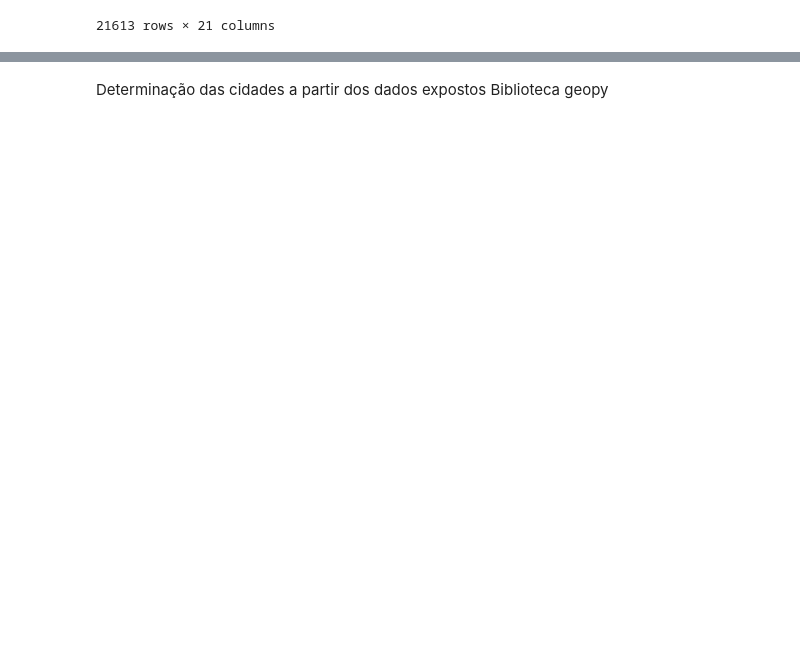
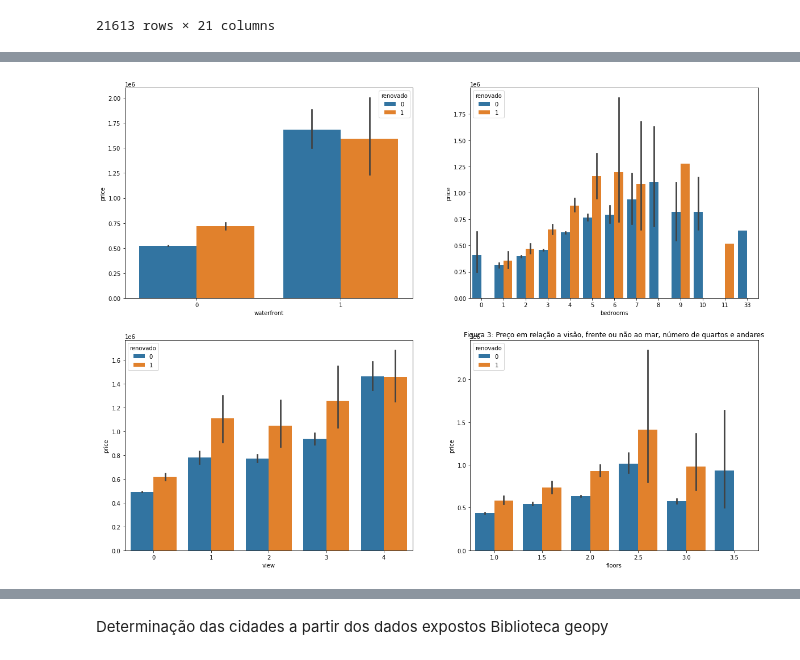
Before and after one commit to Bruno-Noriaki/Data-Science, a Jupyter notebook: Mini_Projeto_Bruno_Noriaki.ipynb, the cells around one changed output, grey strips where cells are left out. Saved outputs shown, nothing was run; the diff lists cells and outputs as text; code cells hidden in the pictures; blank space fills up the shorter version.

```diff
--- a/Mini_Projeto_Bruno_Noriaki.ipynb
+++ b/Mini_Projeto_Bruno_Noriaki.ipynb
@@ -122,0 +157,13 @@ Name: yr_renovated, Length: 21613, dtype: object
+# %%
+fig, axes = plt.subplots(nrows = 2, ncols = 2, figsize = (20,15))
+sns.barplot(x = data['waterfront'], y = data['price'], ax = axes[0][0], hue = data['renovado']);
+plt.title('Figura 3: Preço em relação a visão, frente ou não ao mar, número de quartos e andares',loc='center');
+sns.barplot(x = data['bedrooms'], y = data['price'], ax = axes[0][1], hue = data['renovado']);
+sns.barplot(x = data['view'], y = data['price'], ax = axes[1][0], hue = data['renovado']);
+sns.barplot(x = data['floors'], y = data['price'], ax = axes[1][1], hue = data['renovado']);
+
+#Nota-se um aumento bastante significativo com o fato da casa ser em frente ao mar
+#O número de quartos é proporcional ao preço até 8 quartos, a partir disso, esse parâmetro não é relevante
+#E sobre a vista, há um aumento entre 0 e 1, que se mantém quase constante até 3 e sobe em 4
+# %% [output]
+[figure, added]
```
Also changed, not shown: parts of 46 cells of this notebook.
